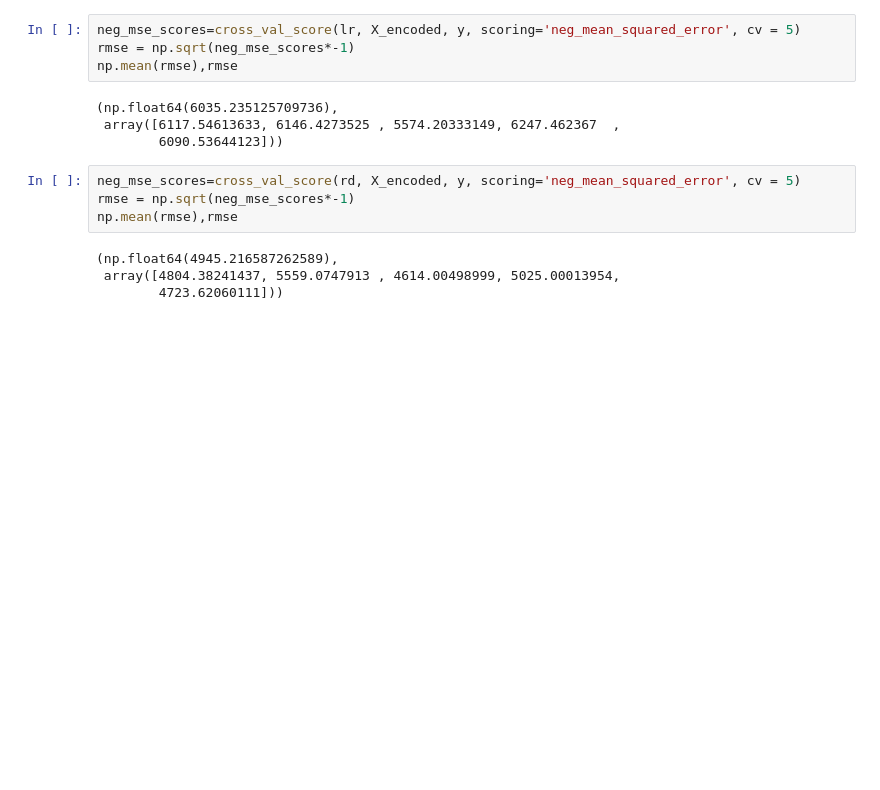
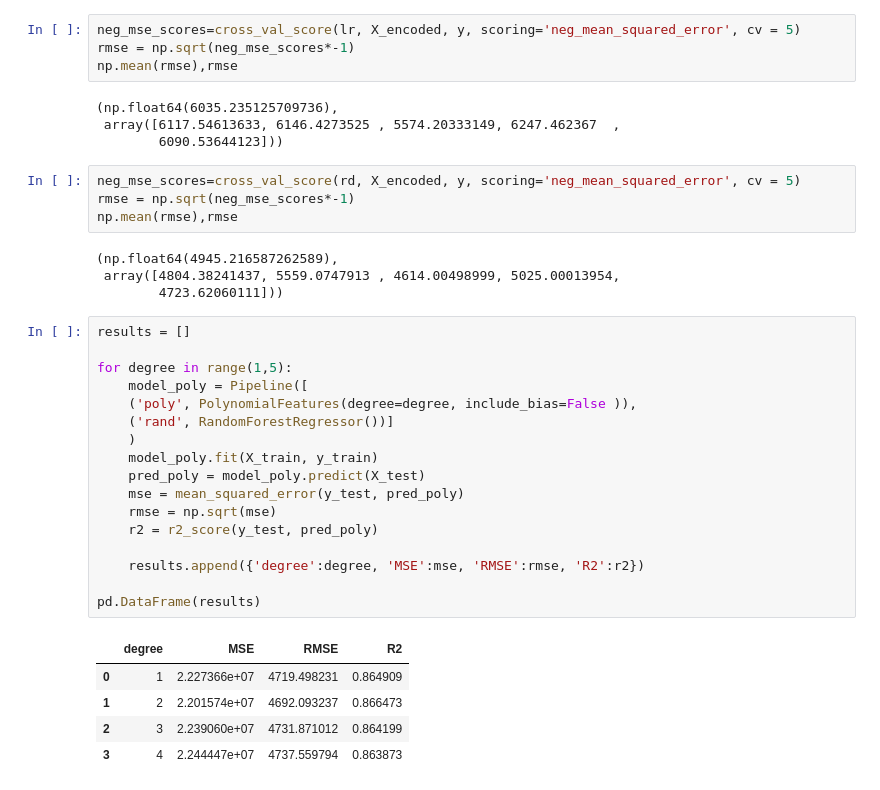
Before and after one commit to bhjin97/hipython_rep, a Jupyter notebook: 38. 보혐료예측모델.ipynb, the cells around one changed output. Saved outputs shown, nothing was run; the diff lists cells and outputs as text; blank space fills up the shorter version.

```diff
--- a/38. 보혐료예측모델.ipynb
+++ b/38. 보혐료예측모델.ipynb
@@ -194,3 +194,26 @@ np.mean(rmse),rmse
 (np.float64(4945.216587262589),
  array([4804.38241437, 5559.0747913 , 4614.00498999, 5025.00013954,
         4723.62060111]))
+# %%
+results = []
+
+for degree in range(1,5):
+    model_poly = Pipeline([
+    ('poly', PolynomialFeatures(degree=degree, include_bias=False )),
+    ('rand', RandomForestRegressor())]
+    )
+    model_poly.fit(X_train, y_train)
+    pred_poly = model_poly.predict(X_test)
+    mse = mean_squared_error(y_test, pred_poly)
+    rmse = np.sqrt(mse)
+    r2 = r2_score(y_test, pred_poly)
+
+    results.append({'degree':degree, 'MSE':mse, 'RMSE':rmse, 'R2':r2})
+
+pd.DataFrame(results)
+# %% [output]
+|  | degree | MSE | RMSE | R2 |
+| 0 | 1 | 2.227366e+07 | 4719.498231 | 0.864909 |
+| 1 | 2 | 2.201574e+07 | 4692.093237 | 0.866473 |
+| 2 | 3 | 2.239060e+07 | 4731.871012 | 0.864199 |
+| 3 | 4 | 2.244447e+07 | 4737.559794 | 0.863873 |
```
Also changed, not shown: 1 other file.
